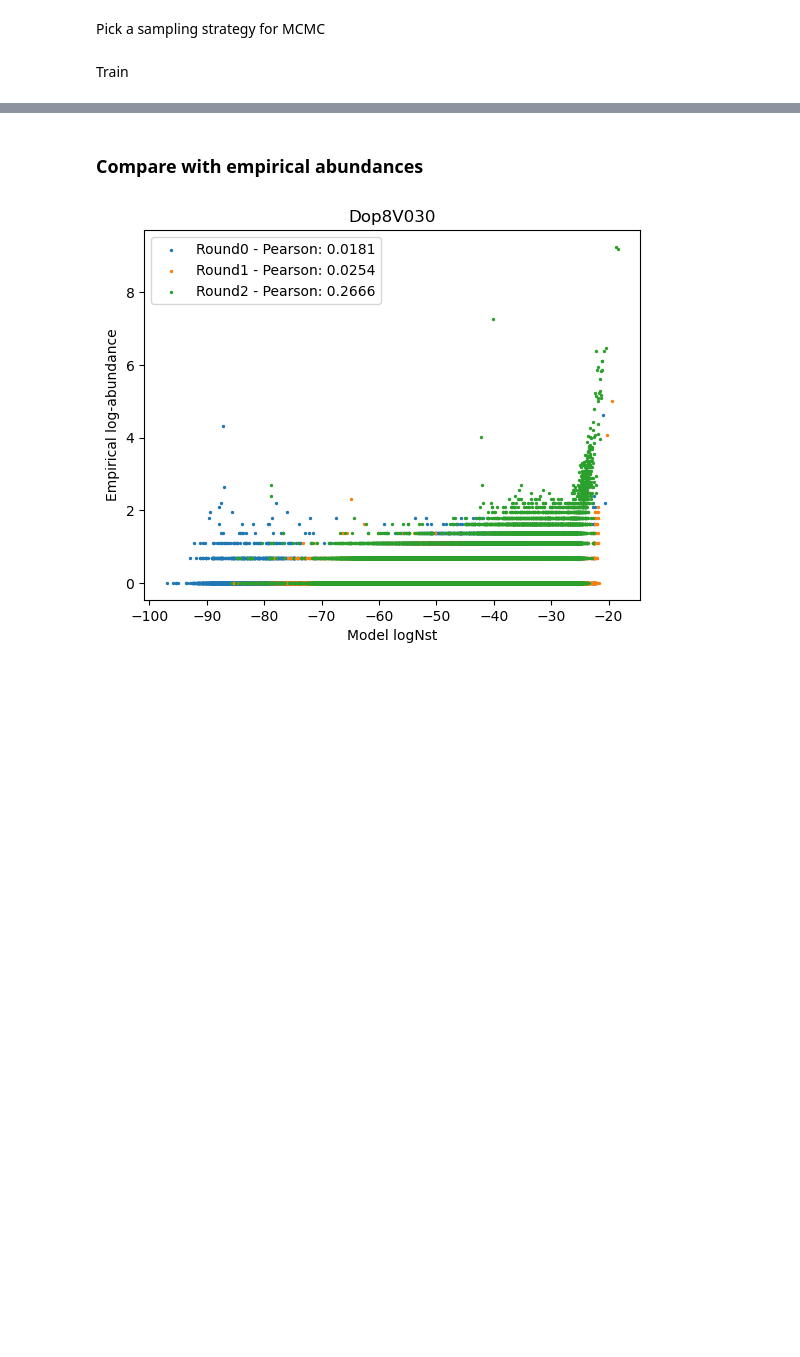
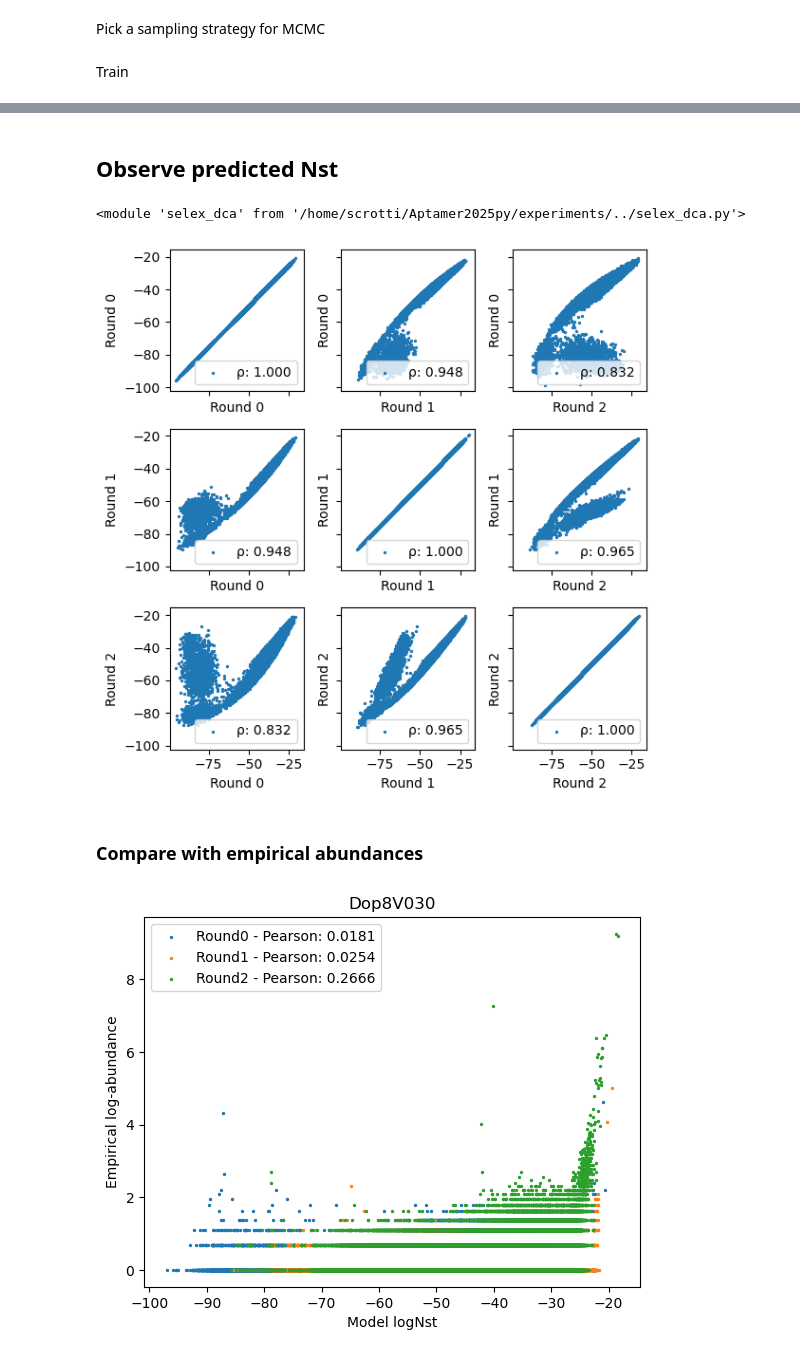
Before and after one commit to stecrotti/Aptamer2025py, a Jupyter notebook: experiments/dataset_1.ipynb, the cells around one changed output, grey strips where cells are left out. Saved outputs shown, nothing was run; the diff lists cells and outputs as text; code cells hidden in the pictures; blank space fills up the shorter version.

```diff
--- a/experiments/dataset_1.ipynb
+++ b/experiments/dataset_1.ipynb
@@ -24,6 +27,8 @@ Running on CPU
 Extract sequences and compute 1st and 2nd moment statistics
 # %%
 sequences = [selex_dca.sequences_from_file(experiment_id, round_id, device) for round_id in round_ids]
+# %%
+ts = range(len(sequences))
 # %%
 pseudo_count = 0
 # %%
@@ -60,11 +65,10 @@ ch, par, history = selex_dca.train(
     fij=fij,
     total_reads=total_reads,
     params=params,
-    mask=mask,
     nsweeps=nsweeps,
     lr=lr,
-    max_epochs=1000,
-    target_pearson=0.98,
+    max_epochs=2000,
+    target_pearson=0.995,
     history=history,
     progress_bar=True
     )
@@ -83,0 +93,16 @@ f.tight_layout()
+# %% [markdown]
+## Observe predicted Nst
+# %%
+import importlib
+importlib.reload(selex_dca)
+# %% [output]
+<module 'selex_dca' from '/home/scrotti/Aptamer2025py/experiments/../selex_dca.py'>
+# %%
+sequences_all = torch.cat(sequences, dim=0)
+sequences_all_unique = torch.unique(sequences_all, dim=0)
+sequences_all_unique_oh = one_hot(sequences_all_unique)
+# %%
+logNst_unique = [-adabmDCA.statmech.compute_energy(
+    sequences_all_unique_oh,
+    selex_dca.get_params_at_round(params, t))
+           for t in ts]
@@ -84,3 +112,23 @@ f.tight_layout()
+# %%
+N = 10**5
+
+fig, axes = plt.subplots(3,3, figsize=(6,6), sharex=True, sharey=True)
+
+for t in ts:
+    for u in ts:
+        ax = axes[u,t]
+        x = logNst_unique[t]
+        y = logNst_unique[u]
+        idx = random.sample(range(len(x)),min(N, len(x)))
+        ax.scatter(x[idx], y[idx], label=f"ρ: {corrs[t,u]:.3f}", s=2)
+        ax.set_xlabel("Round " + str(t))
+        ax.set_ylabel("Round " + str(u))
+        ax.legend()
+plt.tight_layout()
+
+plt.savefig(f"img/{experiment_id}_corr_Ns0.png")
+# %% [output]
+[figure, added]
 # %% [markdown]
 ### Compare with empirical abundances
 # %%
```
Also changed, not shown: parts of 6 cells of this notebook, 14 other files.
